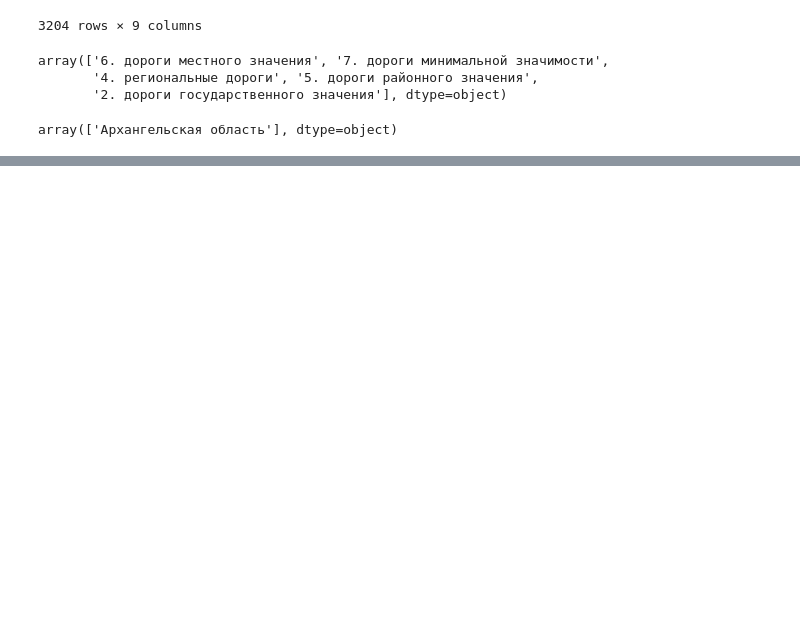
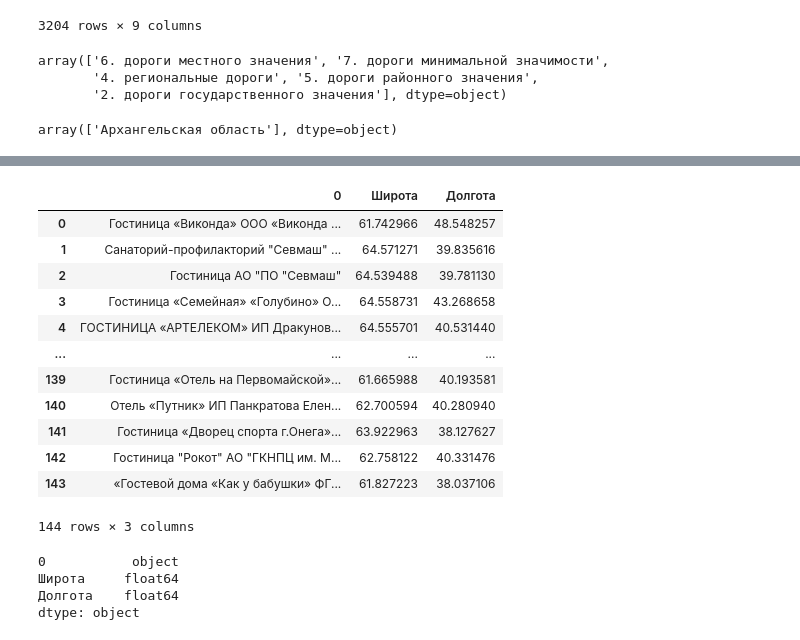
Before and after one commit to VorkovN/TourismPredictionProject, a Jupyter notebook: DataAnalysis/unique_values_analysis.ipynb, the cells around one changed output, grey strips where cells are left out. Drawn from its saved outputs; the diff is of its cells as text; code cells hidden in the pictures; blank space fills up the shorter version.

```diff
--- a/DataAnalysis/unique_values_analysis.ipynb
+++ b/DataAnalysis/unique_values_analysis.ipynb
@@ -846,0 +1256,23 @@ array(['Архангельская область'], dtype=object)
+# %%
+data
+# %% [output]
+|  | 0 | Широта | Долгота |
+| 0 | Гостиница «Виконда» ООО «Виконда ... | 61.742966 | 48.548257 |
+| 1 | Санаторий-профилакторий "Севмаш" ... | 64.571271 | 39.835616 |
+| 2 | Гостиница АО "ПО "Севмаш" | 64.539488 | 39.781130 |
+| 3 | Гостиница «Семейная» «Голубино» О... | 64.558731 | 43.268658 |
+| 4 | ГОСТИНИЦА «АРТЕЛЕКОМ» ИП Дракунов... | 64.555701 | 40.531440 |
+| ... | ... | ... | ... |
+| 139 | Гостиница «Отель на Первомайской»... | 61.665988 | 40.193581 |
+| 140 | Отель «Путник» ИП Панкратова Елен... | 62.700594 | 40.280940 |
+| 141 | Гостиница «Дворец спорта г.Онега»... | 63.922963 | 38.127627 |
+| 142 | Гостиница "Рокот" АО "ГКНПЦ им. М... | 62.758122 | 40.331476 |
+| 143 | «Гостевой дома «Как у бабушки» ФГ... | 61.827223 | 38.037106 |
+144 rows × 3 columns
+# %%
+data.dtypes
+# %% [output]
+0           object
+Широта     float64
+Долгота    float64
+dtype: object
```
Also changed, not shown: parts of 24 cells of this notebook, 7 other files.
